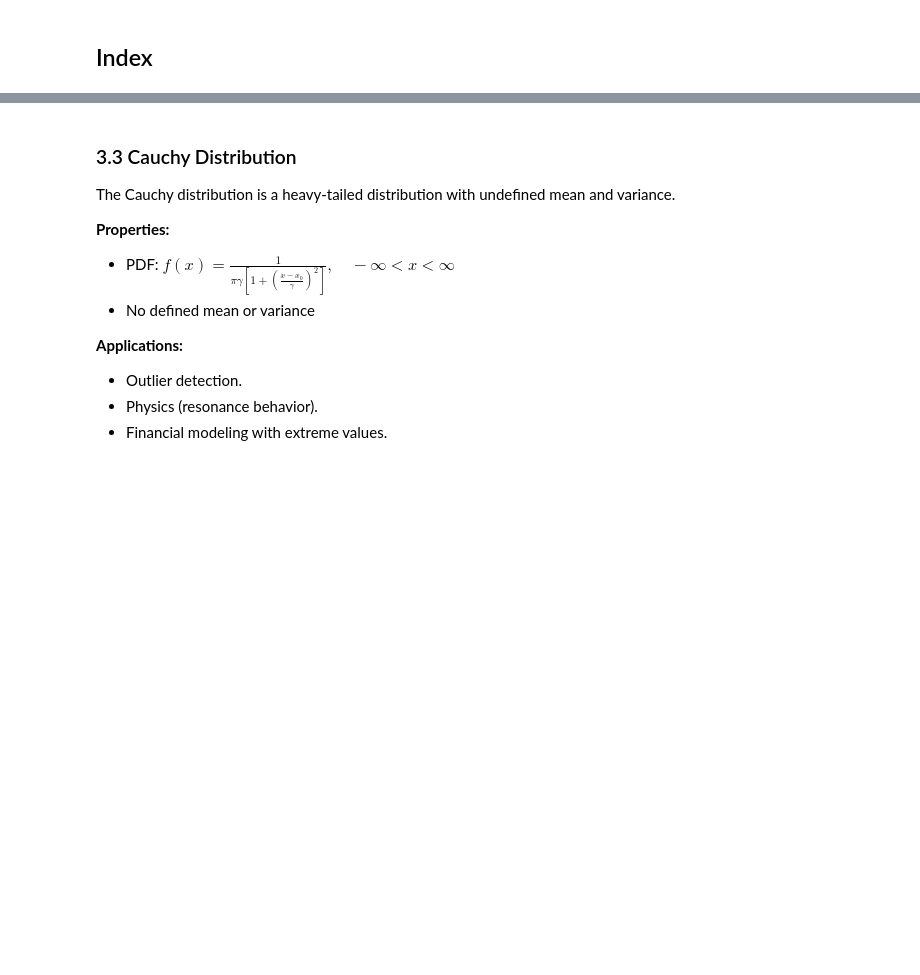
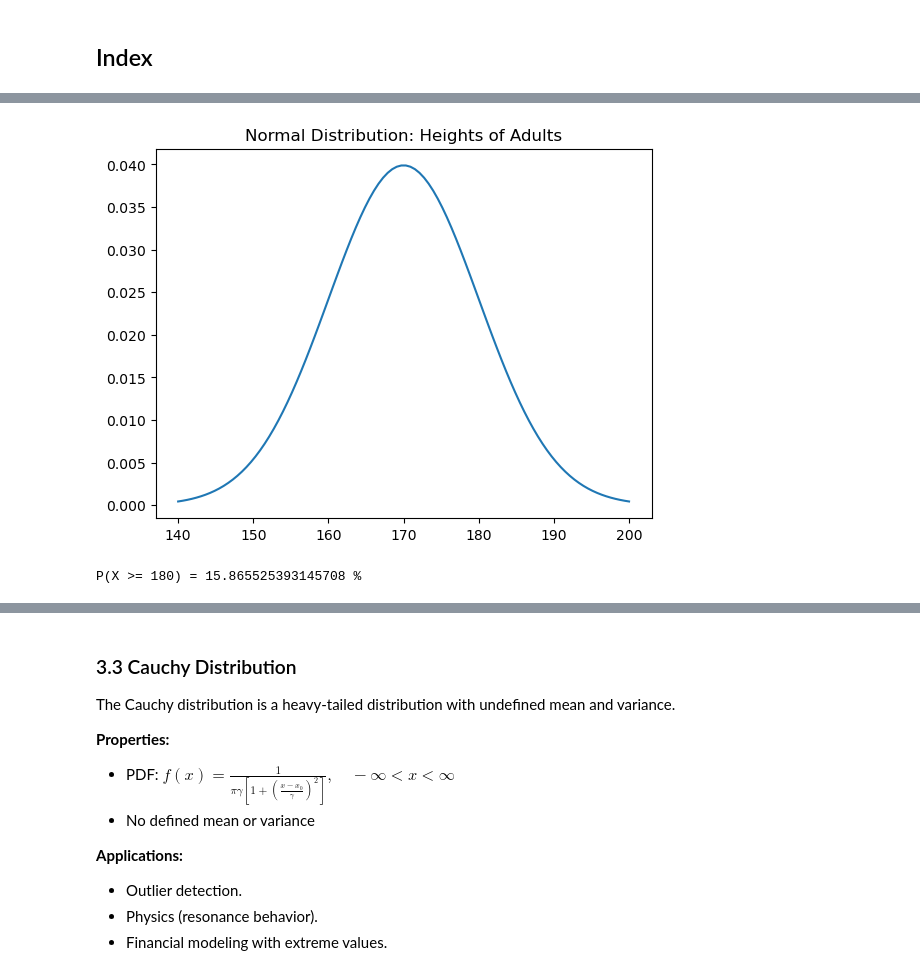
Before and after one commit to H0wl3r2001/DataScientist_Probability, a Jupyter notebook: Distributions.ipynb, the cells around one changed output, grey strips where cells are left out. Saved outputs shown, nothing was run; the diff lists cells and outputs as text; code cells hidden in the pictures; blank space fills up the shorter version.

```diff
--- a/Distributions.ipynb
+++ b/Distributions.ipynb
@@ -55,3 +138,16 @@ The most common distribution, known as the bell curve.
+# %%
+mu, sigma = 170, 10
+normal_rv = stats.norm(mu, sigma)
+x = np.linspace(140, 200, 100)
+y = normal_rv.pdf(x)
+plt.plot(x, y)
+plt.title("Normal Distribution: Heights of Adults")
+plt.show()
+
+print("P(X >= 180) =", (1 - normal_rv.cdf(180)) * 100, "%")
+# %% [output]
+[figure, added]
+P(X >= 180) = 15.865525393145708 %
 # %% [markdown]
 ### 2.3 Exponential Distribution
 Models the time between events in a Poisson process.
```
Also changed, not shown: parts of 16 cells of this notebook.
